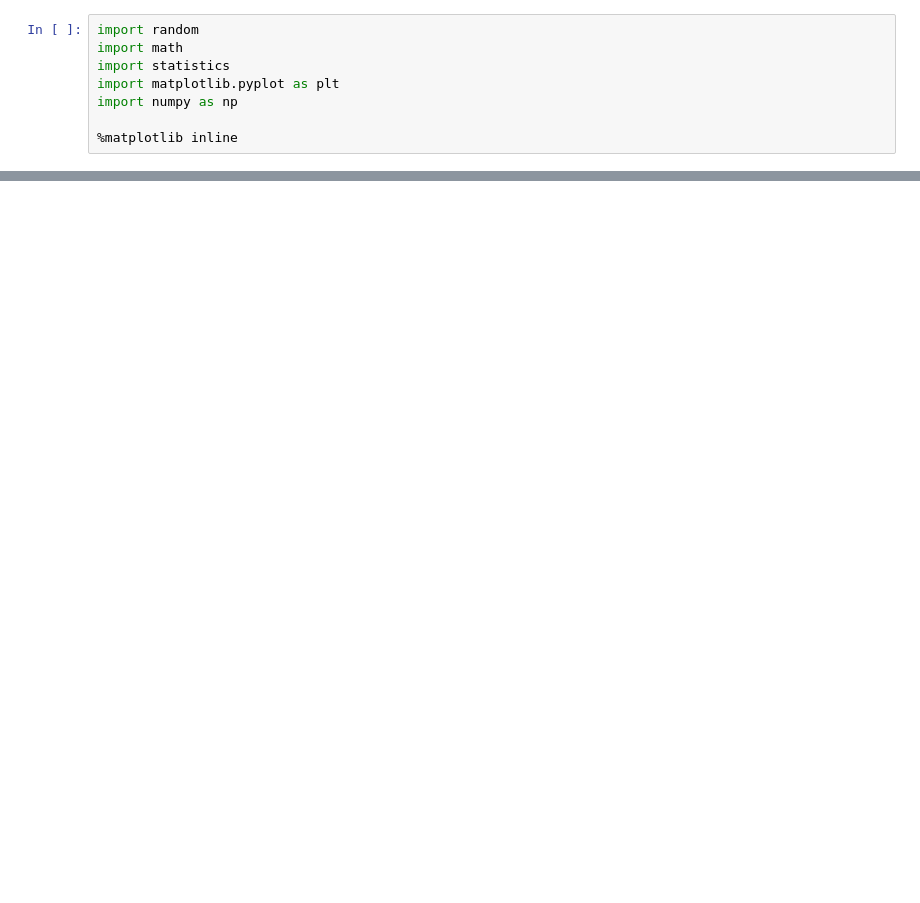
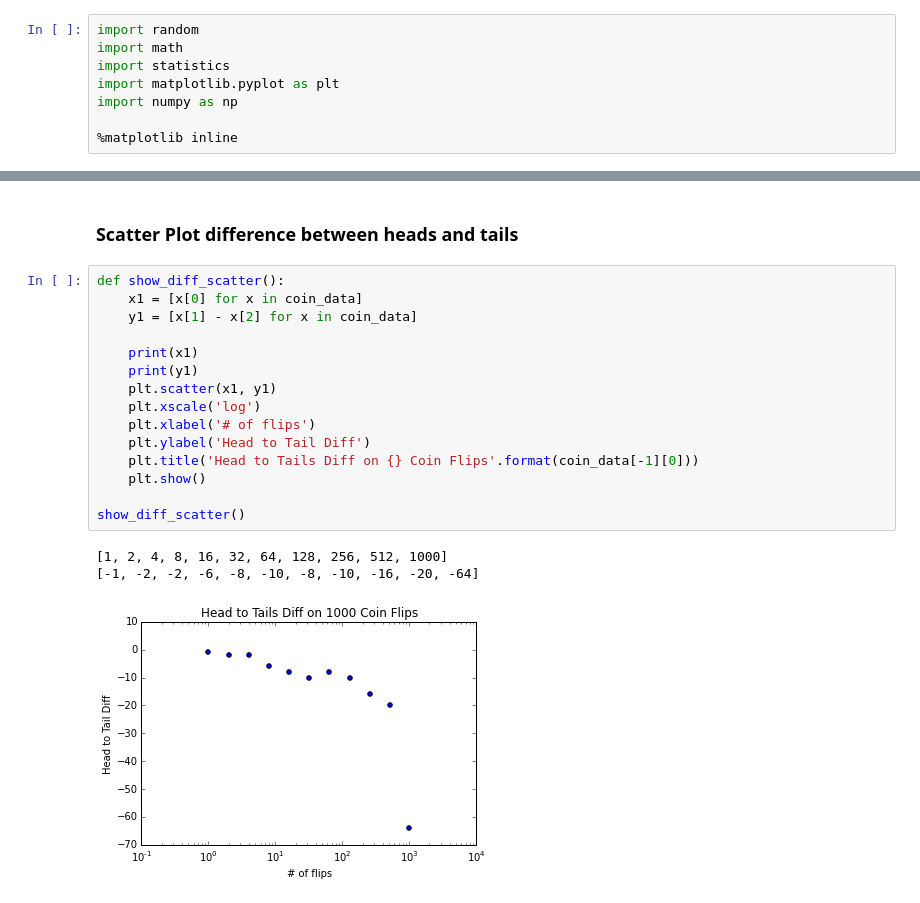
Before and after one commit to gmhurley/flipping-out, a Jupyter notebook: coin-flips.ipynb, the cells around one changed output, grey strips where cells are left out. Cells and saved outputs as stored; diff of their text form; blank space fills up the shorter version.

```diff
--- a/coin-flips.ipynb
+++ b/coin-flips.ipynb
@@ -147,0 +86,21 @@ show_diff_scatter()
+# %% [markdown]
+### Scatter Plot difference between heads and tails
+# %%
+def show_diff_scatter():
+    x1 = [x[0] for x in coin_data]
+    y1 = [x[1] - x[2] for x in coin_data]
+
+    print(x1)
+    print(y1)
+    plt.scatter(x1, y1)
+    plt.xscale('log')
+    plt.xlabel('# of flips')
+    plt.ylabel('Head to Tail Diff')
+    plt.title('Head to Tails Diff on {} Coin Flips'.format(coin_data[-1][0]))
+    plt.show()
+
+show_diff_scatter()
+# %% [output]
+[1, 2, 4, 8, 16, 32, 64, 128, 256, 512, 1000]
+[-1, -2, -2, -6, -8, -10, -8, -10, -16, -20, -64]
+[figure, added]
```
Also changed, not shown: parts of 23 cells of this notebook.
